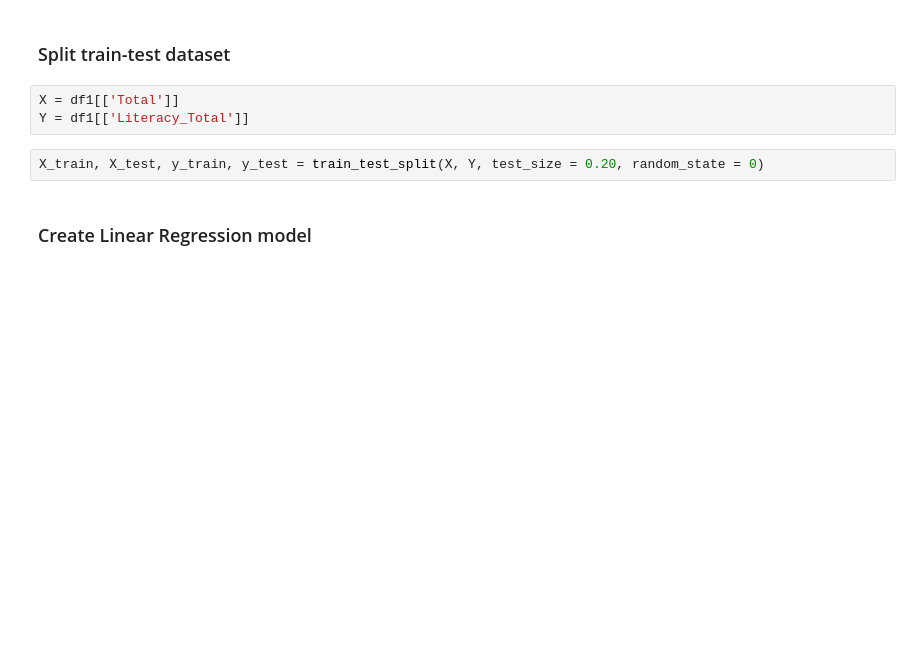
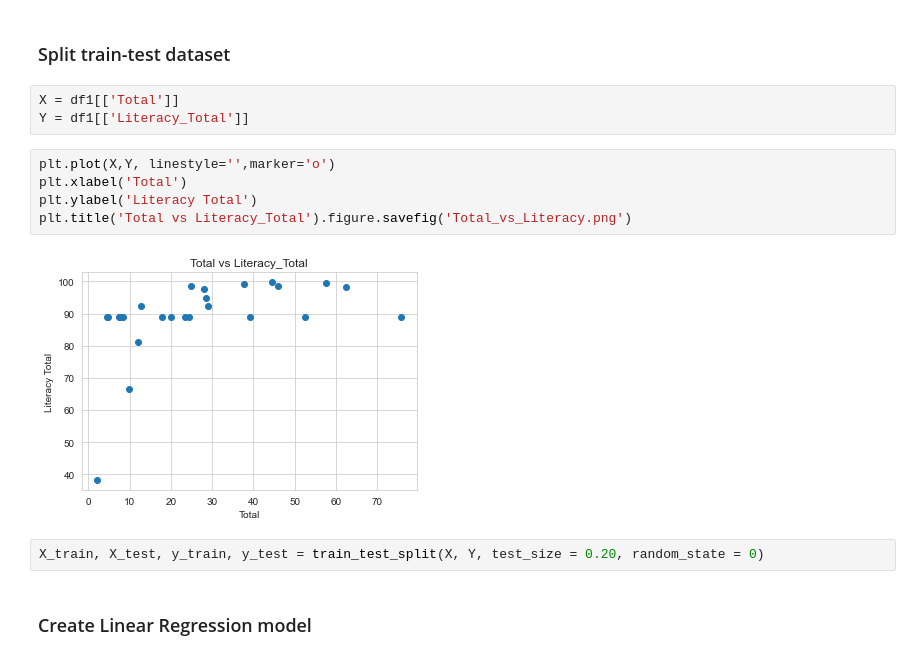
Before and after one commit to KelvinTee168/DS_Fundamentals, a Jupyter notebook: Datatset 1/Project_Dataset_1.ipynb, the cells around one changed output. Drawn from its saved outputs; the diff is of its cells as text; blank space fills up the shorter version.

```diff
--- a/Datatset 1/Project_Dataset_1.ipynb
+++ b/Datatset 1/Project_Dataset_1.ipynb
@@ -932,6 +932,13 @@ df1 = df1.reset_index()
 # %%
 X = df1[['Total']]
 Y = df1[['Literacy_Total']]
+# %%
+plt.plot(X,Y, linestyle='',marker='o')
+plt.xlabel('Total')
+plt.ylabel('Literacy Total')
+plt.title('Total vs Literacy_Total').figure.savefig('Total_vs_Literacy.png')
+# %% [output]
+[figure, added]
 # %%
 X_train, X_test, y_train, y_test = train_test_split(X, Y, test_size = 0.20, random_state = 0)
 # %% [markdown]
```
Also changed, not shown: parts of 38 cells of this notebook.
